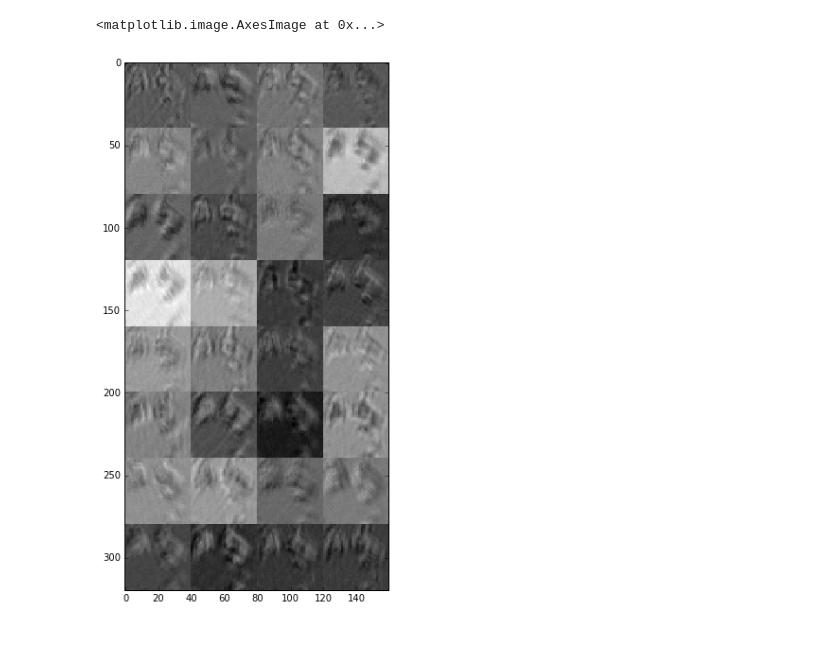
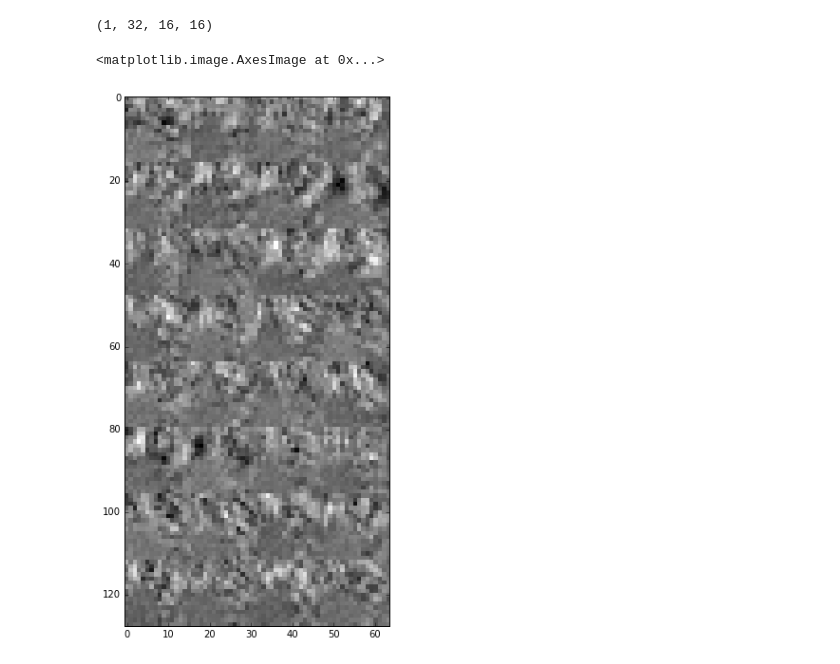
Before and after one commit to LiamZhuuu/CSD395, a Jupyter notebook: src/Filter Visualization.ipynb, the cells around one changed output. Drawn from its saved outputs; the diff is of its cells as text; code cells hidden in the pictures.

```diff
--- a/src/Filter Visualization.ipynb
+++ b/src/Filter Visualization.ipynb
@@ -96,7 +78,10 @@ plt.imshow(fMap)
 # %%
-fMap = net.blobs['conv3'].data.reshape(8,4,40,40).transpose(0, 2, 1, 3).reshape(8*40, 4*40)
+#show extracted features
+print net.blobs['pool2'].data.shape
+fMap = net.blobs['pool2'].data.reshape(8,4,16,16).transpose(0, 2, 1, 3).reshape(8*16, 4*16)
 plt.imshow(fMap)
 # %% [output]
-<matplotlib.image.AxesImage at 0x...>
+(1, 32, 16, 16)
+<matplotlib.image.AxesImage at 0x...>
-[figure, old version]
+[figure, new version]
 # %%
```
Also changed, not shown: parts of 17 cells of this notebook, 5 other files.
